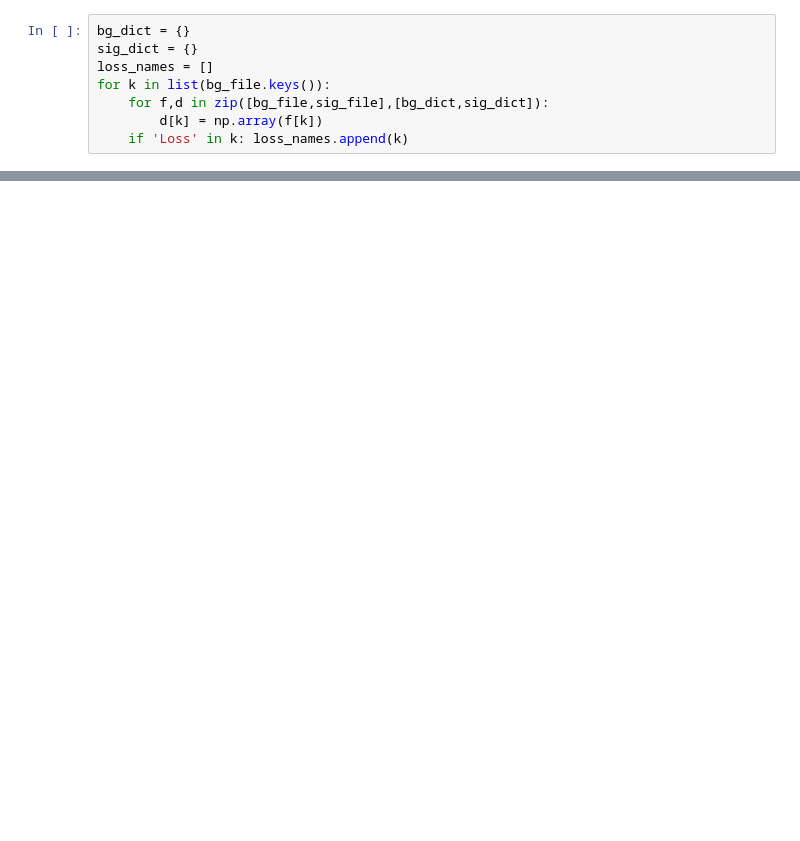
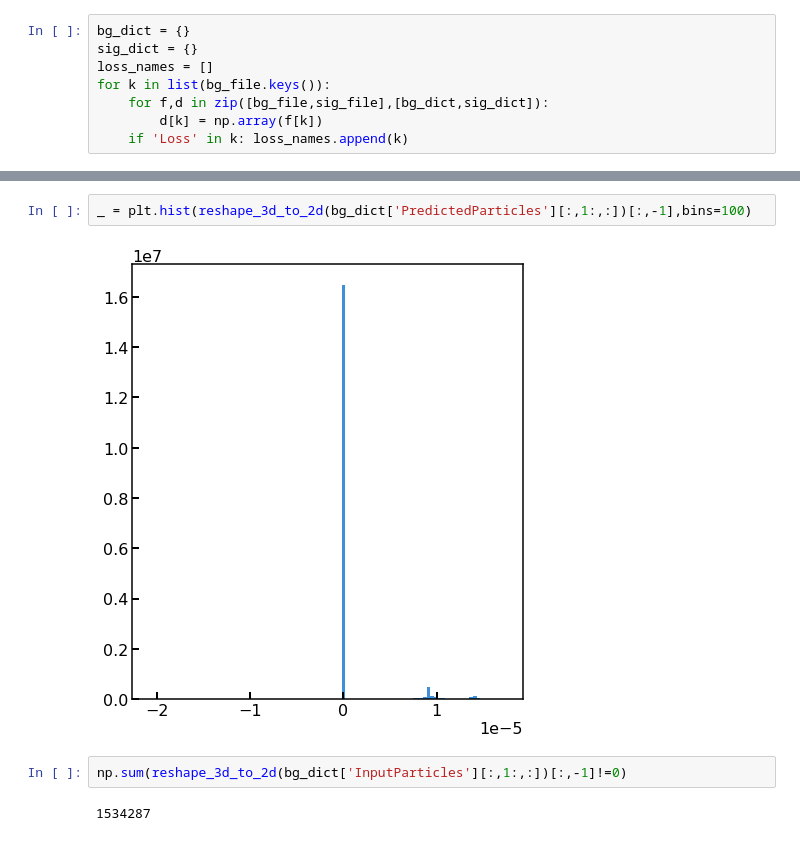
Before and after one commit to chernyavskaya/AnomalyClustering, a Jupyter notebook: notebooks/graph_AE_plotting.ipynb, the cells around one changed output, grey strips where cells are left out. Drawn from its saved outputs; the diff is of its cells as text; blank space fills up the shorter version.

```diff
--- a/notebooks/graph_AE_plotting.ipynb
+++ b/notebooks/graph_AE_plotting.ipynb
@@ -157,0 +171,8 @@ util_plt.plot_phi_correlations(reshape_3d_to_2d(bg_dict['InputParticles'][:,0:1,
+# %%
+_ = plt.hist(reshape_3d_to_2d(bg_dict['PredictedParticles'][:,1:,:])[:,-1],bins=100)
+# %% [output]
+[figure, added]
+# %%
+np.sum(reshape_3d_to_2d(bg_dict['InputParticles'][:,1:,:])[:,-1]!=0)
+# %% [output]
+1534287
```
Also changed, not shown: parts of 7 cells of this notebook, 4 other files.
